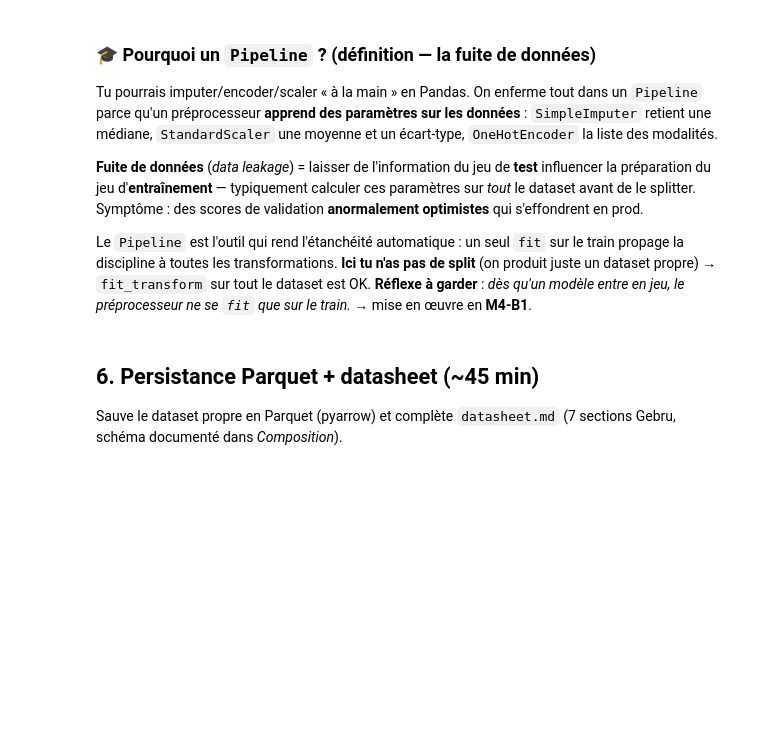
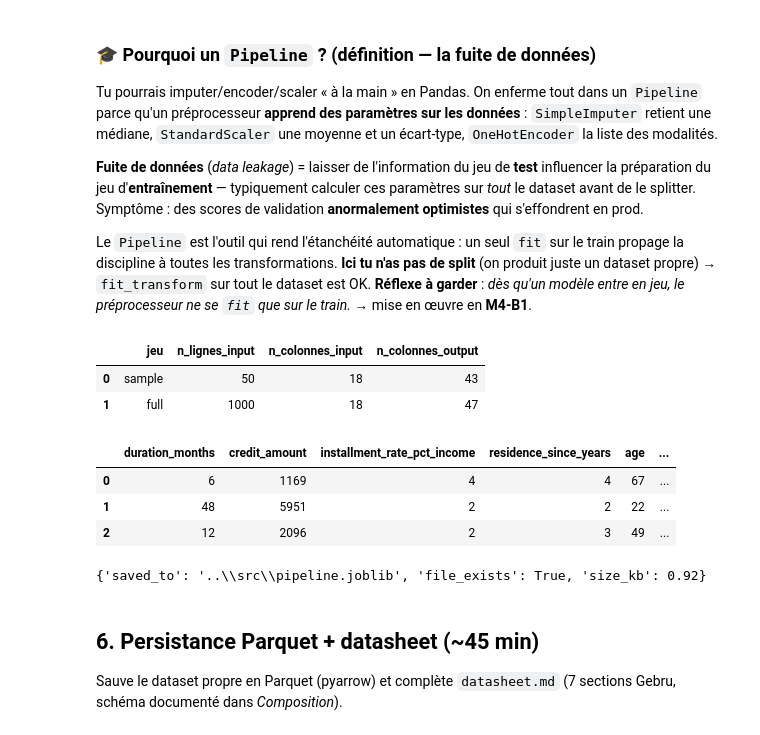
Before and after one commit to Franck-Beugnet/M2-B1-pipe-eckmuhl-franck, a Jupyter notebook: notebooks/M2-B1_template.ipynb, the cells around one changed output. Cells and saved outputs as stored; diff of their text form; code cells hidden in the pictures; blank space fills up the shorter version.

Commit message:
task5(preprocess):pipeline scikit-learn

```diff
--- a/notebooks/M2-B1_template.ipynb
+++ b/notebooks/M2-B1_template.ipynb
@@ -634,3 +621,71 @@ joblib.dump(preprocessor, "../src/pipeline.joblib", compress=3)
+# %%
+import sys
+from pathlib import Path
+
+import pandas as pd
+from sklearn.pipeline import Pipeline
+
+sys.path.append("../src")
+from preprocess import build_preprocessor, load_dataset
+
+# Rendre la cellule exécutable indépendamment de la cellule Setup
+if 'RANDOM_STATE' not in dir():
+    RANDOM_STATE = 42
+if 'RAW_PATH' not in dir():
+    RAW_PATH = Path("../data/german_credit_raw.csv")
+
+X, y = load_dataset(RAW_PATH)
+
+# Pipeline complet (prétraitement uniquement dans ce module M2)
+pipeline = Pipeline(
+    steps=[
+        ("preprocessor", build_preprocessor()),
+    ]
+)
+
+# Test rapide sur sous-échantillon
+X_sample = X.sample(n=50, random_state=RANDOM_STATE)
+X_sample_transformed = pipeline.fit_transform(X_sample)
+
+# Fit sur le dataset complet pour industrialisation
+X_transformed = pipeline.fit_transform(X)
+
+shape_checks = pd.DataFrame(
+    {
+        "jeu": ["sample", "full"],
+        "n_lignes_input": [X_sample.shape[0], X.shape[0]],
+        "n_colonnes_input": [X_sample.shape[1], X.shape[1]],
+        "n_colonnes_output": [X_sample_transformed.shape[1], X_transformed.shape[1]],
+    }
+)
+
+display(shape_checks)
+display(X.head(3))
+# %% [output]
+|  | jeu | n_lignes_input | n_colonnes_input | n_colonnes_output |
+| 0 | sample | 50 | 18 | 43 |
+| 1 | full | 1000 | 18 | 47 |
+|  | duration_months | credit_amount | installment_rate_pct_income | residence_since_years | age | ... |
+| 0 | 6 | 1169 | 4 | 4 | 67 | ... |
+| 1 | 48 | 5951 | 2 | 2 | 22 | ... |
+| 2 | 12 | 2096 | 2 | 3 | 49 | ... |
+# %%
+from pathlib import Path
+
+import joblib
+
+PIPELINE_PATH = Path("../src/pipeline.joblib")
+joblib.dump(pipeline, PIPELINE_PATH, compress=3)
+
+persistence_check = {
+    "saved_to": str(PIPELINE_PATH),
+    "file_exists": PIPELINE_PATH.exists(),
+    "size_kb": round(PIPELINE_PATH.stat().st_size / 1024, 2) if PIPELINE_PATH.exists() else None,
+}
+
+persistence_check
+# %% [output]
+{'saved_to': '..\\src\\pipeline.joblib', 'file_exists': True, 'size_kb': 0.92}
 # %% [markdown]
 ## 6. Persistance Parquet + datasheet (~45 min)
 
```
Also changed, not shown: parts of 2 cells of this notebook, 1 other file.
